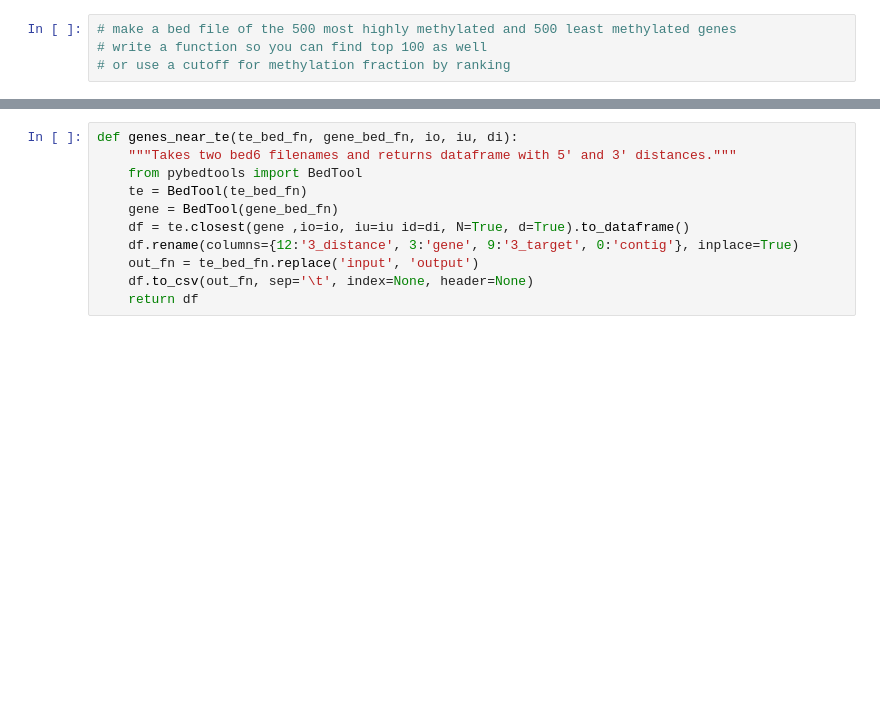
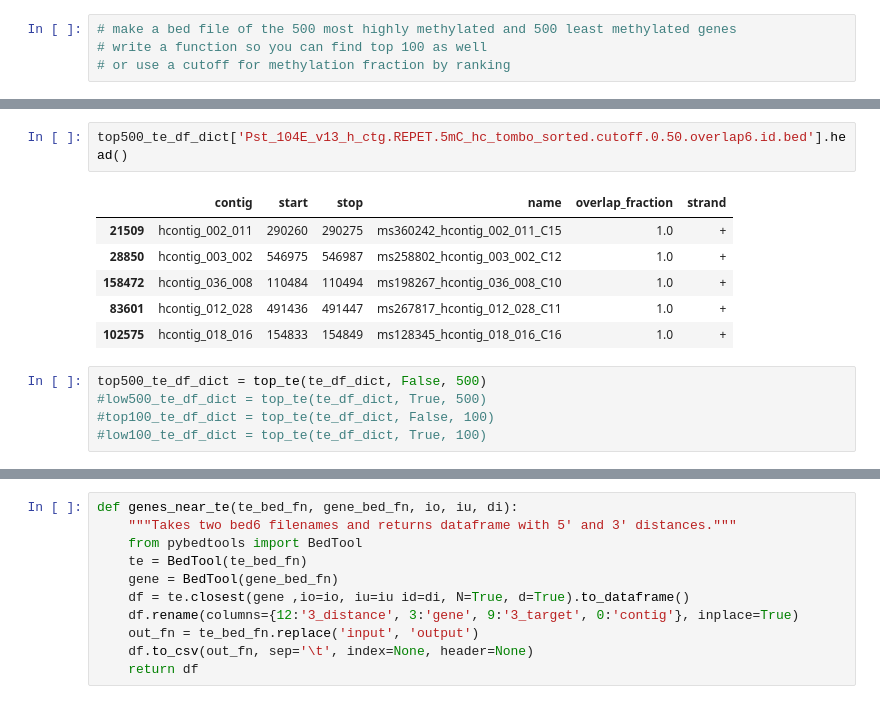
Before and after one commit to AnjuniPeiris/Honours_year, a Jupyter notebook: fisher/methylation/8_Methylated_transposons_and_gene_expression.ipynb, the cells around one changed output, grey strips where cells are left out. Drawn from its saved outputs; the diff is of its cells as text; blank space fills up the shorter version.

```diff
--- a/fisher/methylation/8_Methylated_transposons_and_gene_expression.ipynb
+++ b/fisher/methylation/8_Methylated_transposons_and_gene_expression.ipynb
@@ -111,0 +160,14 @@ print(*te_file_list, sep='\n')
+# %%
+top500_te_df_dict['Pst_104E_v13_h_ctg.REPET.5mC_hc_tombo_sorted.cutoff.0.50.overlap6.id.bed'].head()
+# %% [output]
+|  | contig | start | stop | name | overlap_fraction | strand |
+| 21509 | hcontig_002_011 | 290260 | 290275 | ms360242_hcontig_002_011_C15 | 1.0 | + |
+| 28850 | hcontig_003_002 | 546975 | 546987 | ms258802_hcontig_003_002_C12 | 1.0 | + |
+| 158472 | hcontig_036_008 | 110484 | 110494 | ms198267_hcontig_036_008_C10 | 1.0 | + |
+| 83601 | hcontig_012_028 | 491436 | 491447 | ms267817_hcontig_012_028_C11 | 1.0 | + |
+| 102575 | hcontig_018_016 | 154833 | 154849 | ms128345_hcontig_018_016_C16 | 1.0 | + |
+# %%
+top500_te_df_dict = top_te(te_df_dict, False, 500)
+#low500_te_df_dict = top_te(te_df_dict, True, 500)
+#top100_te_df_dict = top_te(te_df_dict, False, 100)
+#low100_te_df_dict = top_te(te_df_dict, True, 100)
```
Also changed, not shown: parts of 35 cells of this notebook.
